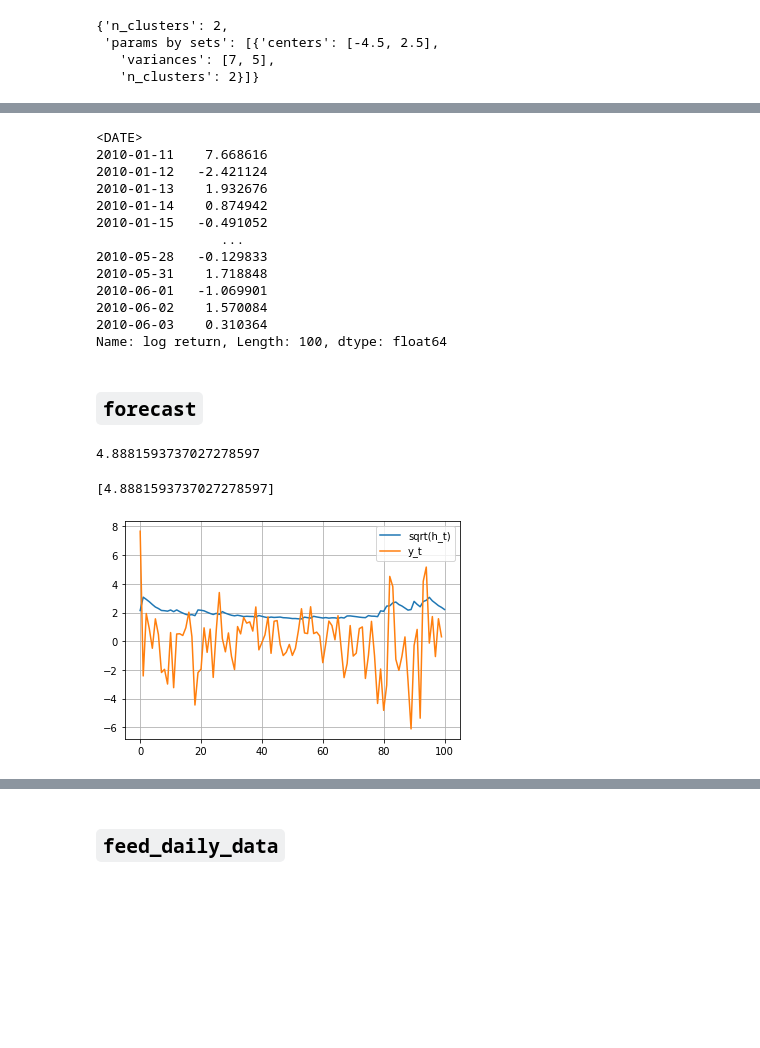
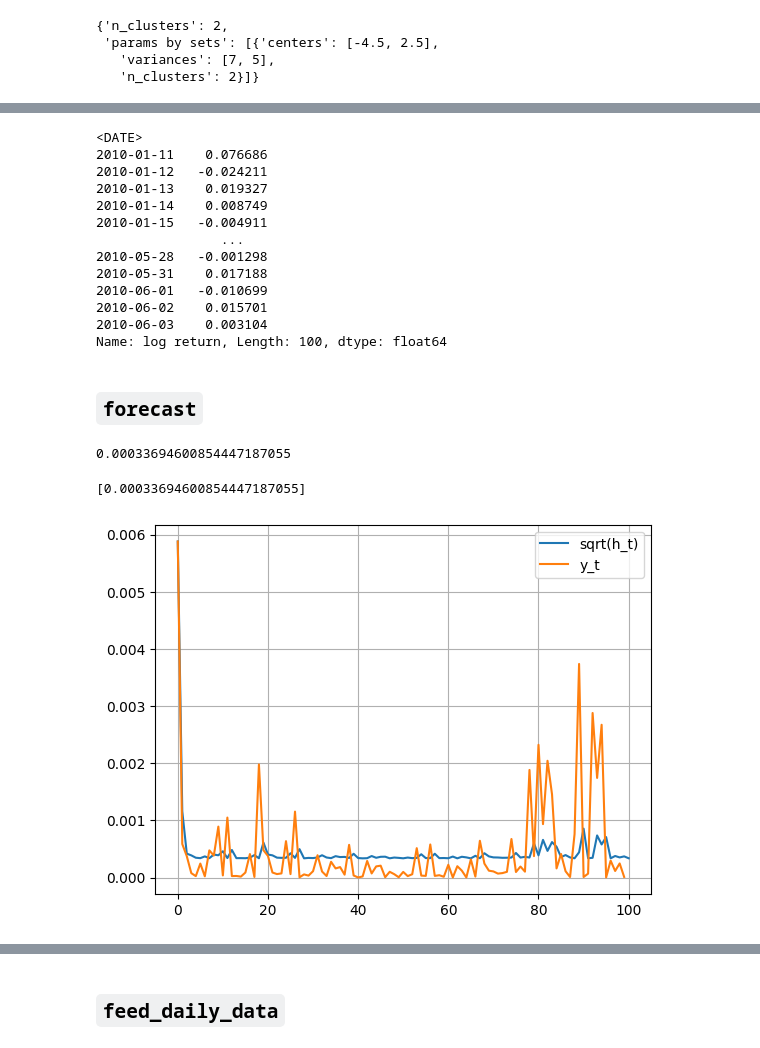
Before and after one commit to Northern125/fuzzy-volatility-modeling, a Jupyter notebook: seasonal_modeling/testing_model.ipynb, the cells around one changed output, grey strips where cells are left out. Drawn from its saved outputs; the diff is of its cells as text; code cells hidden in the pictures; blank space fills up the shorter version.

```diff
--- a/seasonal_modeling/testing_model.ipynb
+++ b/seasonal_modeling/testing_model.ipynb
@@ -104,7 +108,7 @@ array([0., 0.])
 # %% [markdown]
 # Setting data & parameters
 # %%
-rescale_factor = 100
+rescale_factor = 1
 # %%
 start_date = '2010-01-01'
 # %%
@@ -306,7 +319,7 @@ local_method_parameters = {'p': p, 'q': q, 'mean': garch_mean, 'dist': garch_dis
 ## Other params
 # %%
 n_last_points_to_use_for_clustering_1 = 1
-n_last_points_to_use_for_clustering_2 = 2
+n_last_points_to_use_for_clustering_2 = 10
 n_last_points_to_use_for_clustering = [n_last_points_to_use_for_clustering_1, n_last_points_to_use_for_clustering_2]
 # %%
 data_to_cluster_1 = pd.Series(train.index.dayofweek + 1, index=train.index).copy()
@@ -933,17 +896,17 @@ fvm_vanilla._membership_degrees_hist
 fvm_vanilla.train_data
 # %% [output]
 <DATE>
-2010-01-11    7.668616
-2010-01-12   -2.421124
-2010-01-13    1.932676
-2010-01-14    0.874942
-2010-01-15   -0.491052
+2010-01-11    0.076686
+2010-01-12   -0.024211
+2010-01-13    0.019327
+2010-01-14    0.008749
+2010-01-15   -0.004911
                 ...
-2010-05-28   -0.129833
-2010-05-31    1.718848
-2010-06-01   -1.069901
-2010-06-02    1.570084
-2010-06-03    0.310364
+2010-05-28   -0.001298
+2010-05-31    0.017188
+2010-06-01   -0.010699
+2010-06-02    0.015701
+2010-06-03    0.003104
 Name: log return, Length: 100, dtype: float64
 # %% [markdown]
 ## `forecast`
@@ -952,20 +915,20 @@ fvm_vanilla.forecast()
 # %%
 fvm_vanilla.current_output
 # %% [output]
-4.8881593737027278597
+0.00033694600854447187055
 # %%
 fvm_vanilla._hist_output
 # %% [output]
-[4.8881593737027278597]
+[0.00033694600854447187055]
 # %%
-plt.plot(fvm_vanilla.h ** .5, label='sqrt(h_t)')
-plt.plot(train.values, label='y_t')
+plt.plot(fvm_vanilla.h, label='sqrt(h_t)')
+plt.plot(train.values ** 2, label='y_t')
 
 plt.legend()
 plt.grid()
 plt.show()
 # %% [output]
-[figure, old version]
+[figure, new version]
 # %%
 fvm_vanilla.h
 # %% [output]
```
Also changed, not shown: parts of 138 cells of this notebook.
